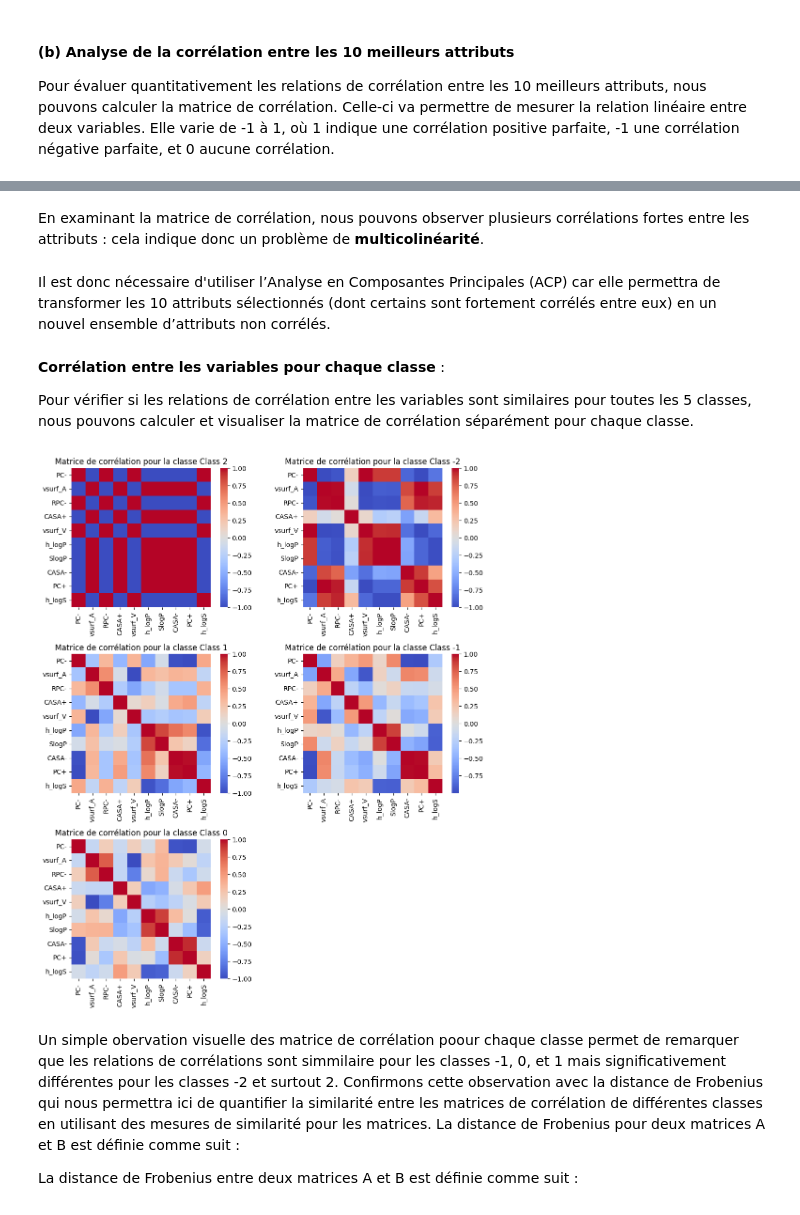
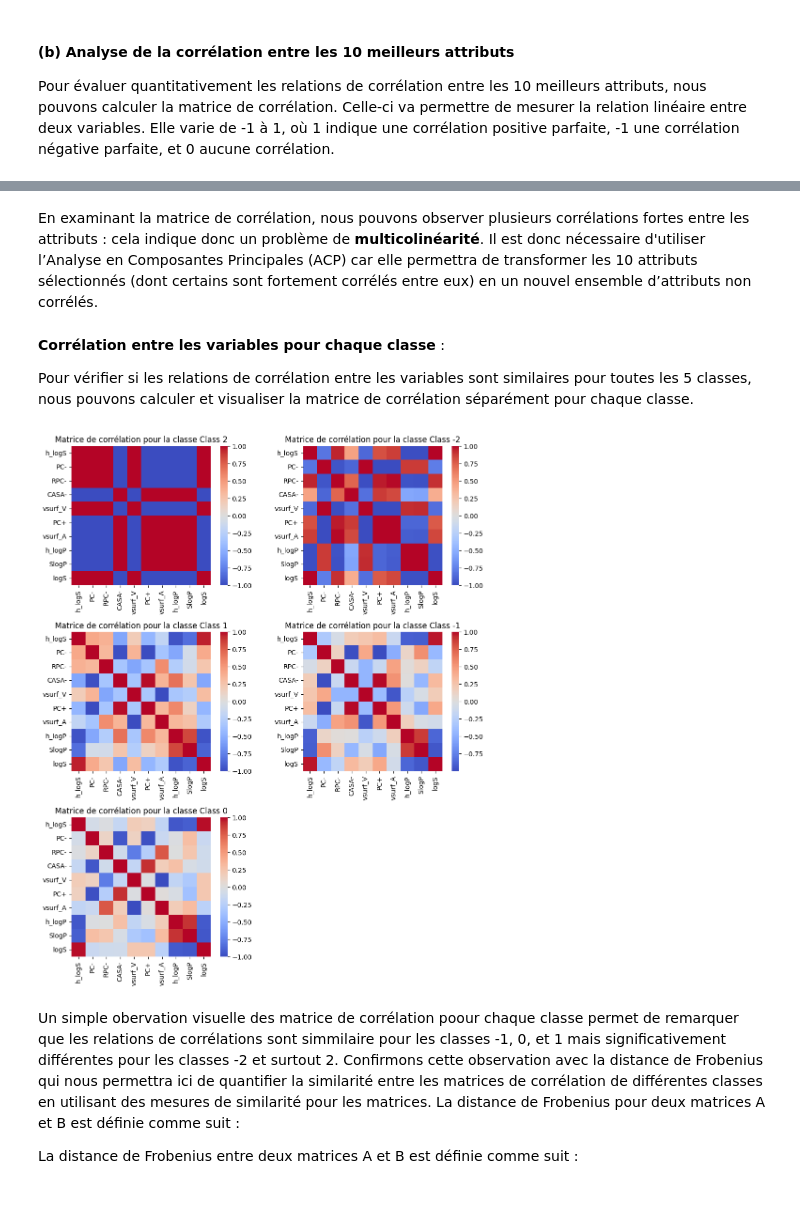
Before and after one commit to daoa2504/TP1, a Jupyter notebook: Groupe2_tp1.ipynb, the cells around one changed output, grey strips where cells are left out. Cells and saved outputs as stored; diff of their text form; code cells hidden in the pictures.

```diff
--- a/Groupe2_tp1.ipynb
+++ b/Groupe2_tp1.ipynb
@@ -166,6 +169,7 @@ Nombre d'observations en double : 22
 # %%
 # Suppression des observations en double
 data = data.drop_duplicates()
+data.reset_index(drop=True, inplace=True)
 
 print(f"Nombre d'observations après suppression des doublons : {data.shape[0]}")
 # %% [output]
@@ -236,12 +242,12 @@ numerical_vars
 # %%
 from sklearn.impute import KNNImputer
 
-data_X = numerical_vars
-data_Y = categorical_vars
+data_X = data.drop("Class", axis=1)
+data_Y = data[["Class"]]
 
 imputer = KNNImputer(n_neighbors=1)
 data_X = imputer.fit_transform(data_X)
-data_X = pd.DataFrame(data_X, columns=numerical_vars.columns)
+data_X = pd.DataFrame(data_X, columns=data.drop("Class", axis=1).columns)
 
 print(f"Nombre de valeurs manquantes après imputation: {data_X.isnull().sum().sum()}")
 
@@ -447,7 +496,5 @@ plt.show()
 # %% [markdown]
-En examinant la matrice de corrélation, nous pouvons observer plusieurs corrélations fortes entre les attributs : cela indique donc un problème de **multicolinéarité**.
+En examinant la matrice de corrélation, nous pouvons observer plusieurs corrélations fortes entre les attributs : cela indique donc un problème de **multicolinéarité**. Il est donc nécessaire d'utiliser l’Analyse en Composantes Principales (ACP) car elle permettra de transformer les 10 attributs sélectionnés (dont certains sont fortement corrélés entre eux) en un nouvel ensemble d’attributs non corrélés.
-# %% [markdown]
-Il est donc nécessaire d'utiliser l’Analyse en Composantes Principales (ACP) car elle permettra de transformer les 10 attributs sélectionnés (dont certains sont fortement corrélés entre eux) en un nouvel ensemble d’attributs non corrélés.
 # %% [markdown]
 **Corrélation entre les variables pour chaque classe** :
 
@@ -455,28 +502,28 @@ Pour vérifier si les relations de corrélation entre les variables sont similai
 # %%
 num_classes = data_Y.nunique().iloc[0]
 num_rows = np.ceil(num_classes / 2).astype(int)
 
 # Subplots
 fig, axs = plt.subplots(num_rows, 2, figsize=(10, 4*num_rows))
 
 axs = axs.flatten()
 y = data_Y.iloc[:, 0]
 for i, classe in enumerate(y.unique()):
 
-    data_classe = data_best_X[y == classe]
+    data_classe = data_best_X[y.values == classe]
 
     corr_matrix_classe = data_classe.corr()
 
     sns.heatmap(corr_matrix_classe, annot=False, fmt=".2f", cmap='coolwarm', cbar=True, square=True, ax=axs[i])
     axs[i].set_title(f"Matrice de corrélation pour la classe {classe}")
 
 if num_classes % 2 != 0:
     fig.delaxes(axs[-1])
 
 plt.tight_layout()
 plt.show()
 # %% [output]
-[figure, old version]
+[figure, new version]
 # %% [markdown]
 Un simple obervation visuelle des matrice de corrélation poour chaque classe permet de remarquer que les relations de corrélations sont simmilaire pour les classes -1, 0, et 1 mais significativement différentes pour les classes -2 et surtout 2.
 Confirmons cette observation avec la distance de Frobenius qui nous permettra ici de quantifier la similarité entre les matrices de corrélation de différentes classes en utilisant des mesures de similarité pour les matrices.
```
Also changed, not shown: parts of 45 cells of this notebook.
